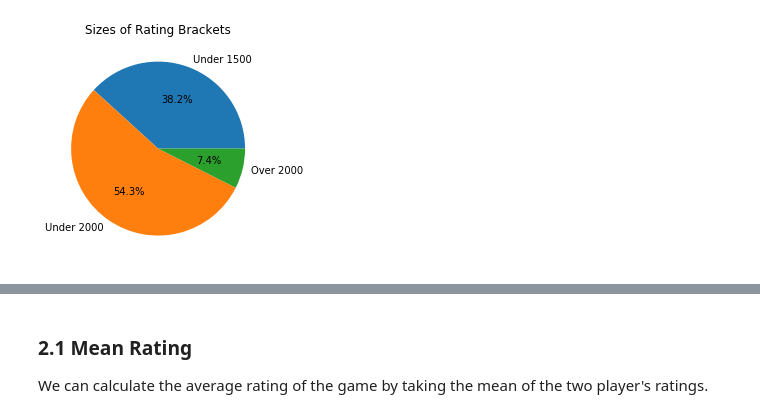
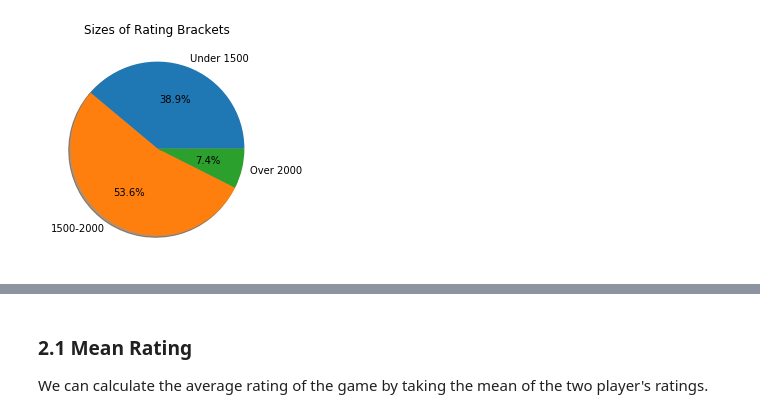
Before and after one commit to Kuebic/Thinkful, a Jupyter notebook: 4.10_Capston_1/LiChess/LiChess_Capstone.ipynb, the cells around one changed output, grey strips where cells are left out. Drawn from its saved outputs; the diff is of its cells as text; code cells hidden in the pictures.

```diff
--- a/4.10_Capston_1/LiChess/LiChess_Capstone.ipynb
+++ b/4.10_Capston_1/LiChess/LiChess_Capstone.ipynb
@@ -75,8 +78,8 @@ games['mean_rating'] = (games['white_rating'] + games['black_rating']) / 2
 # %%
 #Breaking games up by brackets: below average, above average, top tier
-under_1500 = games[games.mean_rating < 1500]
-under_2000 = games[(games.mean_rating < 2000) & (games.mean_rating >= 1500)]
+under_1500 = games[games.mean_rating <= 1500]
+under_2000 = games[(games.mean_rating < 2000) & (games.mean_rating > 1500)]
 over_2000 = games[games.mean_rating >= 2000]
 
 brackets = [under_1500, under_2000, over_2000]
-bracket_titles = ['Under 1500', 'Under 2000', 'Over 2000']
+bracket_titles = ['Under 1500', '1500-2000', 'Over 2000']
@@ -83,10 +143,10 @@ bracket_titles = ['Under 1500', 'Under 2000', 'Over 2000']
 # %%
 #Checking size of brackets
 bracket_sizes = [under_1500.shape[0], under_2000.shape[0], over_2000.shape[0]]
 
 plt.figure(figsize=(4,4))
 plt.title('Sizes of Rating Brackets')
-plt.pie(bracket_sizes, labels = bracket_titles, autopct='%.1f%%')
+plt.pie(bracket_sizes, labels = bracket_titles, autopct='%.1f%%', shadow=True)
 plt.show()
 # %% [output]
-[figure, old version]
+[figure, new version]
```
Also changed, not shown: parts of 96 cells of this notebook.
